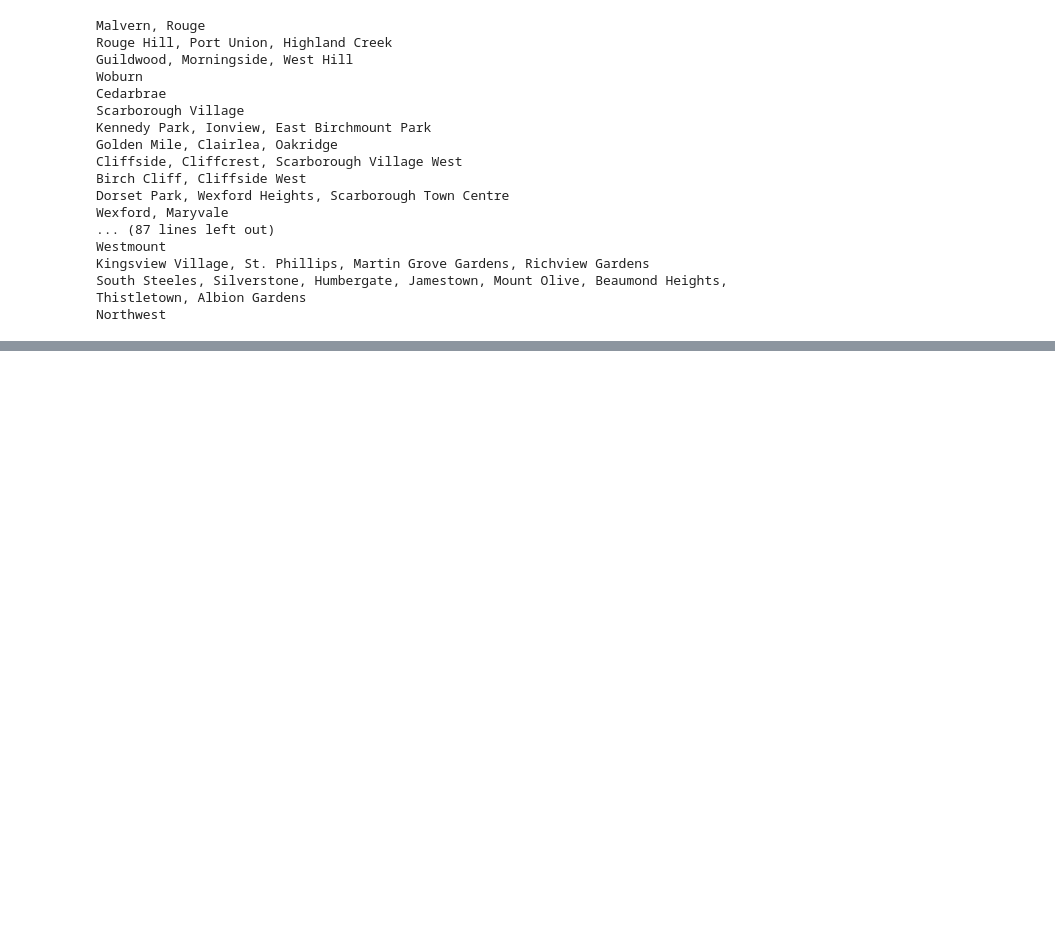
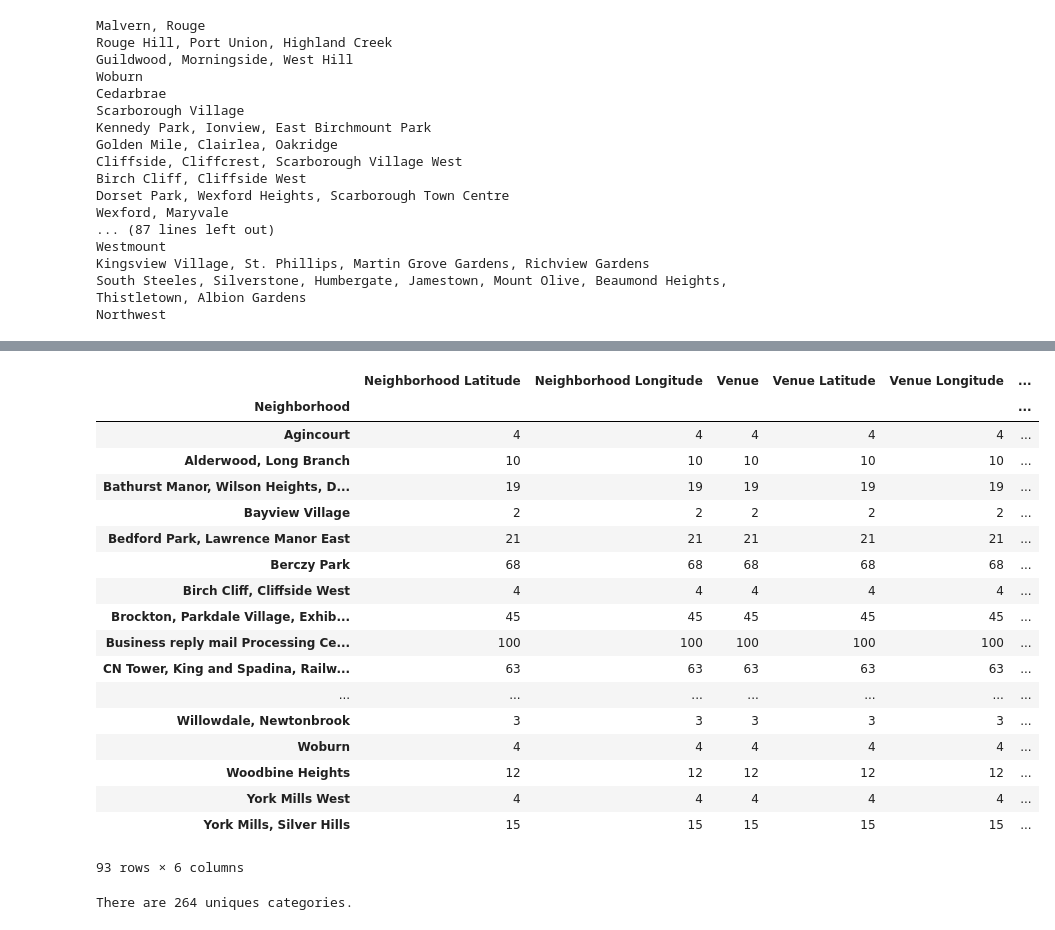
Before and after one commit to Eventyrman/Coursera_Capstone, a Jupyter notebook: Capstone final project.ipynb, the cells around one changed output, grey strips where cells are left out. Drawn from its saved outputs; the diff is of its cells as text; code cells hidden in the pictures; blank space fills up the shorter version.

```diff
--- a/Capstone final project.ipynb
+++ b/Capstone final project.ipynb
@@ -269,0 +263,26 @@ toronto_venues.head()
+# %%
+toronto_venues.groupby('Neighborhood').count()
+# %% [output]
+|  | Neighborhood Latitude | Neighborhood Longitude | Venue | Venue Latitude | Venue Longitude | ... |
+| Neighborhood |  |  |  |  |  | ... |
+| Agincourt | 4 | 4 | 4 | 4 | 4 | ... |
+| Alderwood, Long Branch | 10 | 10 | 10 | 10 | 10 | ... |
+| Bathurst Manor, Wilson Heights, D... | 19 | 19 | 19 | 19 | 19 | ... |
+| Bayview Village | 2 | 2 | 2 | 2 | 2 | ... |
+| Bedford Park, Lawrence Manor East | 21 | 21 | 21 | 21 | 21 | ... |
+| Berczy Park | 68 | 68 | 68 | 68 | 68 | ... |
+| Birch Cliff, Cliffside West | 4 | 4 | 4 | 4 | 4 | ... |
+| Brockton, Parkdale Village, Exhib... | 45 | 45 | 45 | 45 | 45 | ... |
+| Business reply mail Processing Ce... | 100 | 100 | 100 | 100 | 100 | ... |
+| CN Tower, King and Spadina, Railw... | 63 | 63 | 63 | 63 | 63 | ... |
+| ... | ... | ... | ... | ... | ... | ... |
+| Willowdale, Newtonbrook | 3 | 3 | 3 | 3 | 3 | ... |
+| Woburn | 4 | 4 | 4 | 4 | 4 | ... |
+| Woodbine Heights | 12 | 12 | 12 | 12 | 12 | ... |
+| York Mills West | 4 | 4 | 4 | 4 | 4 | ... |
+| York Mills, Silver Hills | 15 | 15 | 15 | 15 | 15 | ... |
+93 rows × 6 columns
+# %%
+print('There are {} uniques categories.'.format(len(toronto_venues['Venue Category'].unique())))
+# %% [output]
+There are 264 uniques categories.
```
Also changed, not shown: parts of 20 cells of this notebook.
